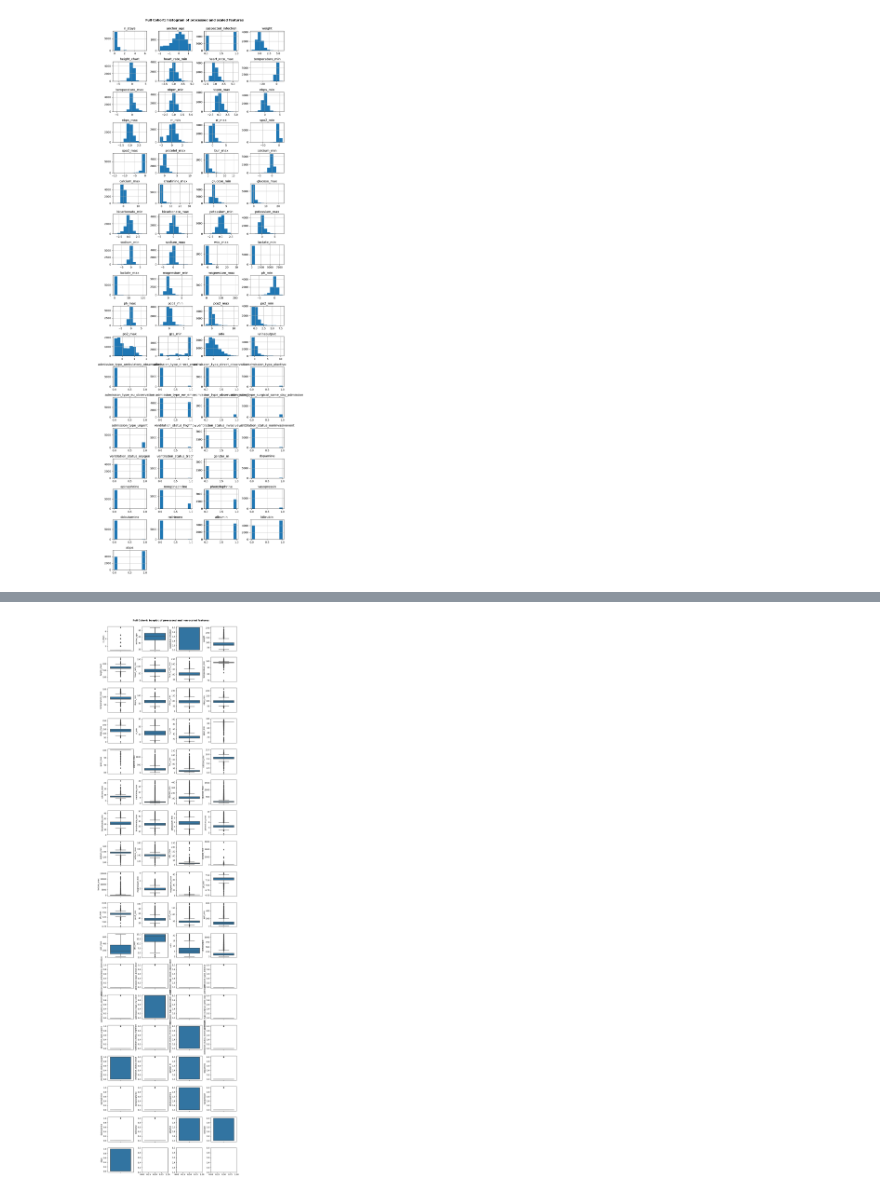
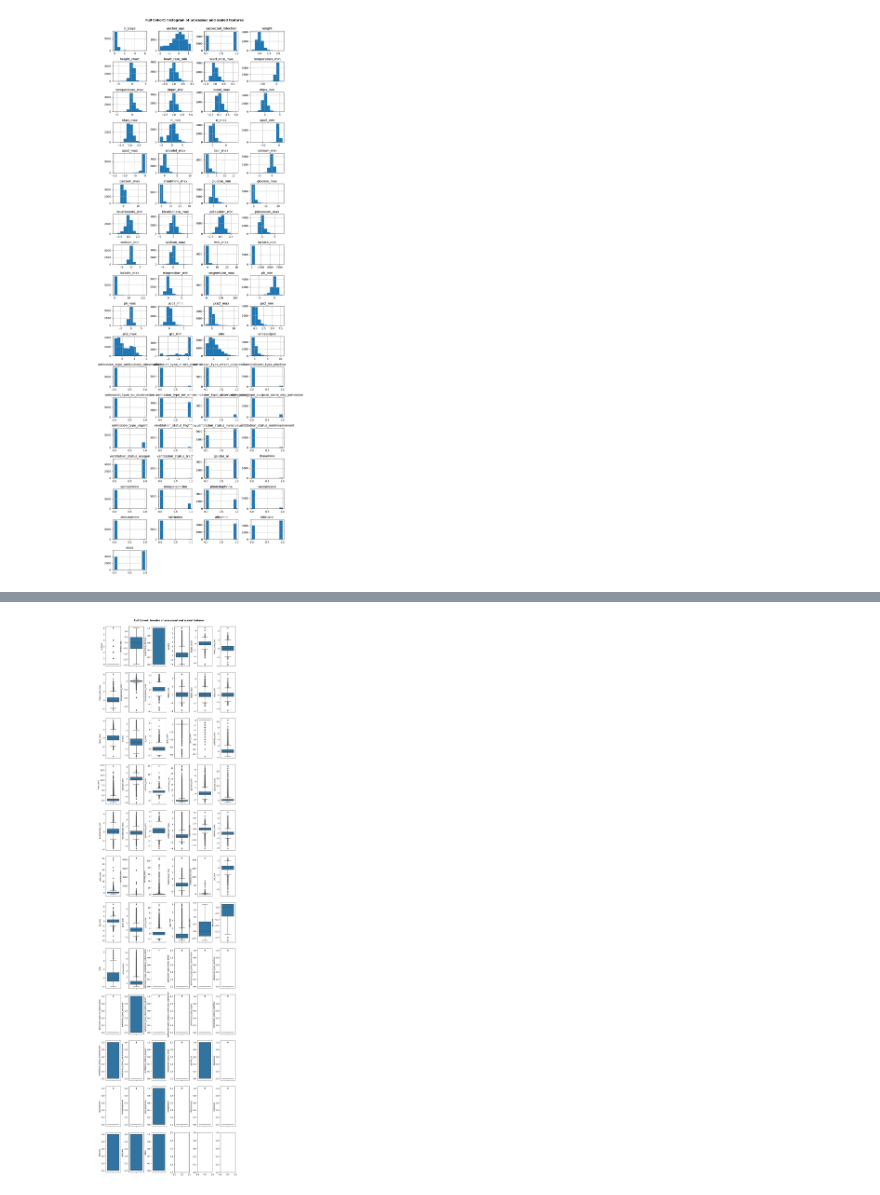
Before and after one commit to johnsonjzhou/comp90089-project, a Jupyter notebook: data_exploration/data_processing_v2_full_cohort.ipynb, the cells around one changed output, grey strips where cells are left out. Saved outputs shown, nothing was run; the diff lists cells and outputs as text; code cells hidden in the pictures.

Commit message:
feat: update plots

```diff
--- a/data_exploration/data_processing_v2_full_cohort.ipynb
+++ b/data_exploration/data_processing_v2_full_cohort.ipynb
@@ -413,9 +422,9 @@ plot_df_histogram(
 # %%
 plot_cohort_statistics(
-    df_features,
-    title="Full Cohort: boxplot of processed and non-scaled features",
+    df_features_scaled,
+    title="Full Cohort: boxplot of processed and scaled features",
     figsize=(10, 40),
-    across=4
+    across=6
 )
 # %% [output]
-[figure, old version]
+[figure, new version]
```
Also changed, not shown: parts of 3 cells of this notebook, 2 other files.
